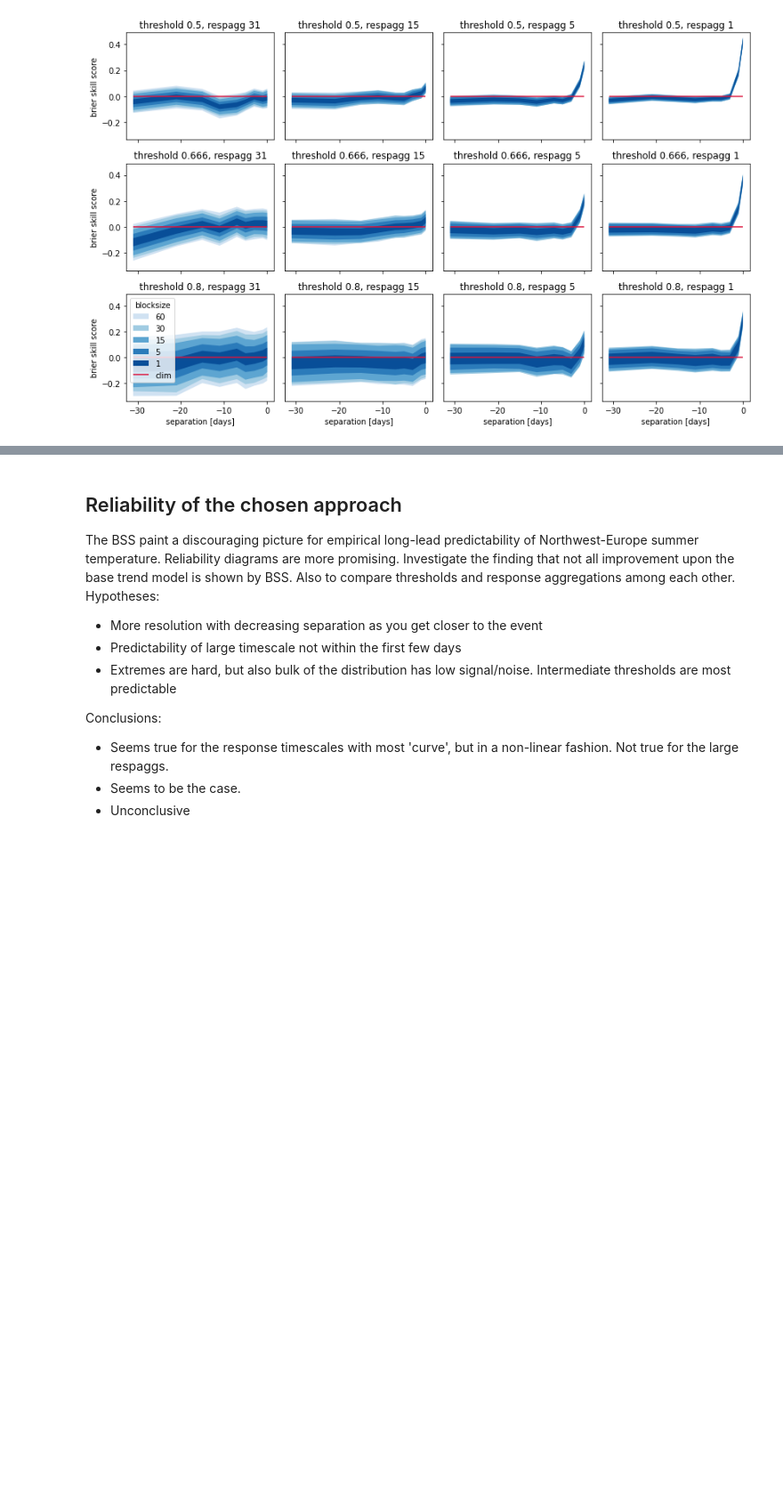
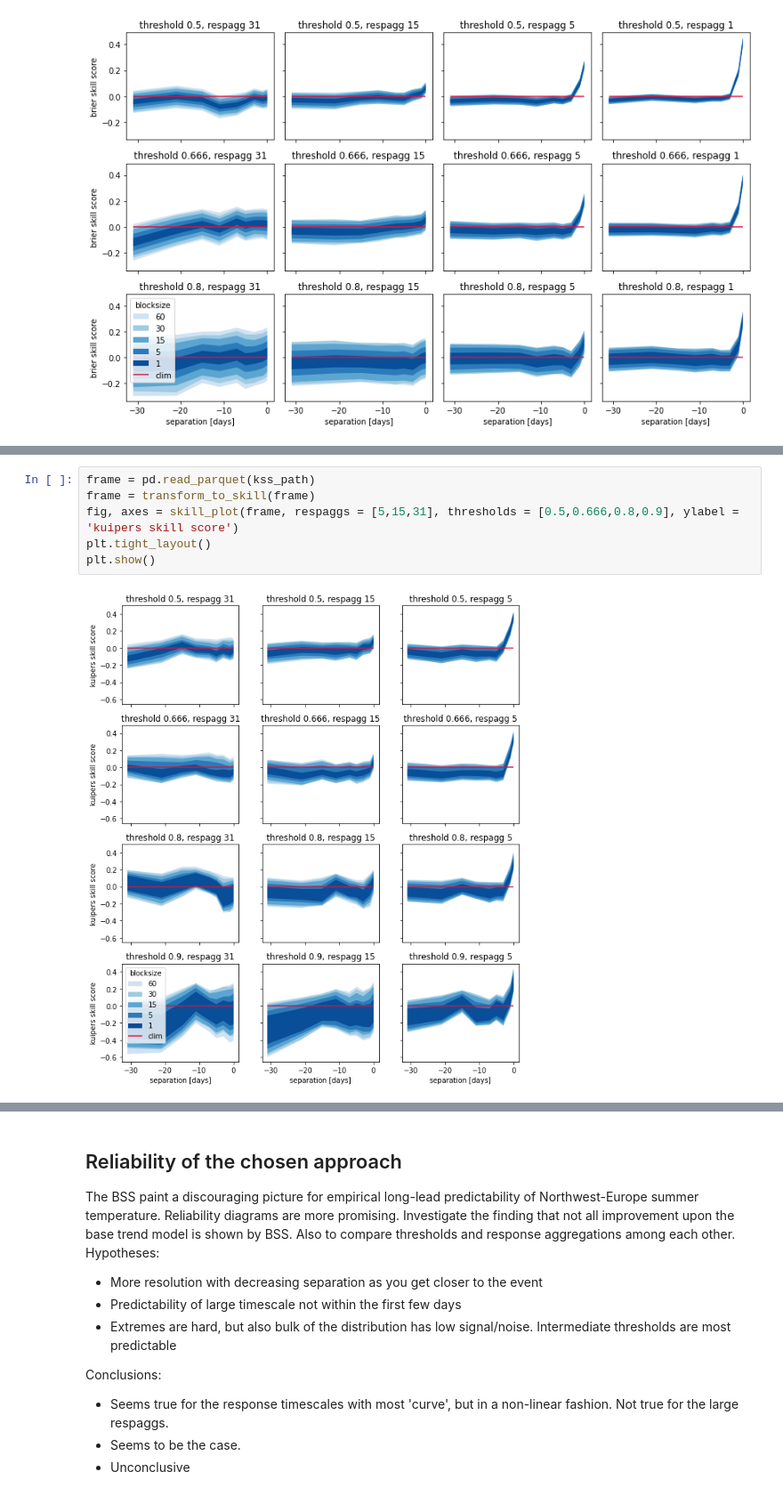
Before and after one commit to chiemvs/Weave, a Jupyter notebook: notebooks/Classifier_skills.ipynb, the cells around one changed output, grey strips where cells are left out. Shown at 89% size. Drawn from its saved outputs; the diff is of its cells as text; blank space fills up the shorter version.

```diff
--- a/notebooks/Classifier_skills.ipynb
+++ b/notebooks/Classifier_skills.ipynb
@@ -111,0 +132,8 @@ plt.show()
+# %%
+frame = pd.read_parquet(kss_path)
+frame = transform_to_skill(frame)
+fig, axes = skill_plot(frame, respaggs = [5,15,31], thresholds = [0.5,0.666,0.8,0.9], ylabel = 'kuipers skill score')
+plt.tight_layout()
+plt.show()
+# %% [output]
+[figure, added]
```
Also changed, not shown: parts of 15 cells of this notebook, 2 other files.
